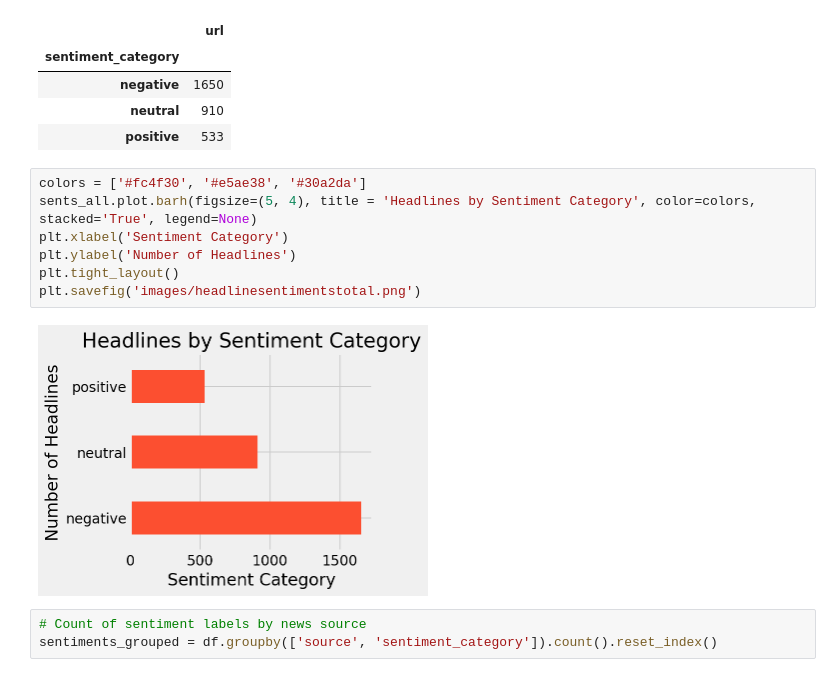
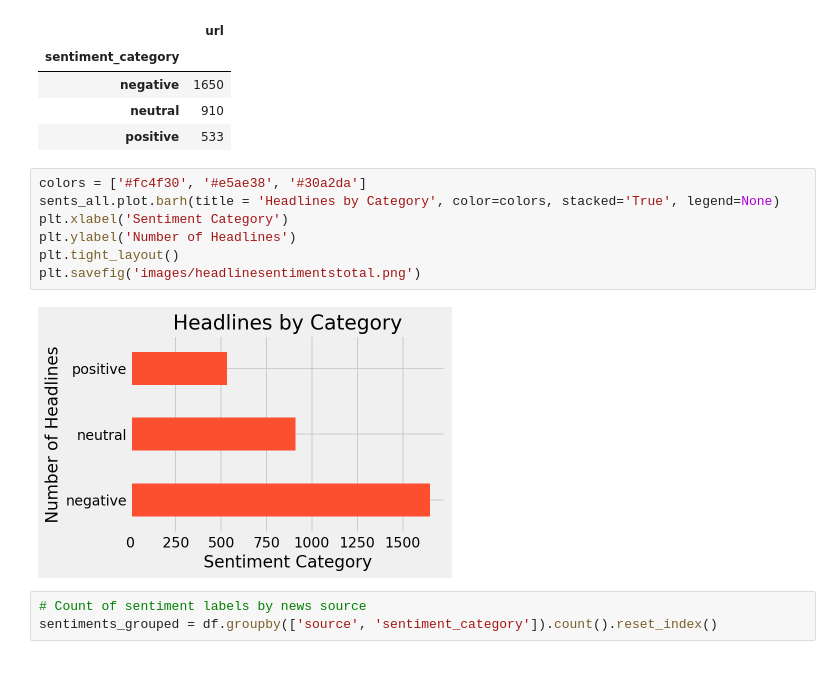
Before and after one commit to James-Ashley/sentiment-analysis-dashboard, a Jupyter notebook: sentiment_analysis/data_analysis.ipynb, the cells around one changed output. Saved outputs shown, nothing was run; the diff lists cells and outputs as text.

```diff
--- a/sentiment_analysis/data_analysis.ipynb
+++ b/sentiment_analysis/data_analysis.ipynb
@@ -78,13 +78,13 @@ sents_all
 | positive | 533 |
 # %%
 colors = ['#fc4f30', '#e5ae38', '#30a2da']
-sents_all.plot.barh(figsize=(5, 4), title = 'Headlines by Sentiment Category', color=colors, stacked='True', legend=None)
+sents_all.plot.barh(title = 'Headlines by Category', color=colors, stacked='True', legend=None)
 plt.xlabel('Sentiment Category')
 plt.ylabel('Number of Headlines')
 plt.tight_layout()
 plt.savefig('images/headlinesentimentstotal.png')
 # %% [output]
-[figure, old version]
+[figure, new version]
 # %%
 # Count of sentiment labels by news source
 sentiments_grouped = df.groupby(['source', 'sentiment_category']).count().reset_index()
```
Also changed, not shown: 2 other files.
